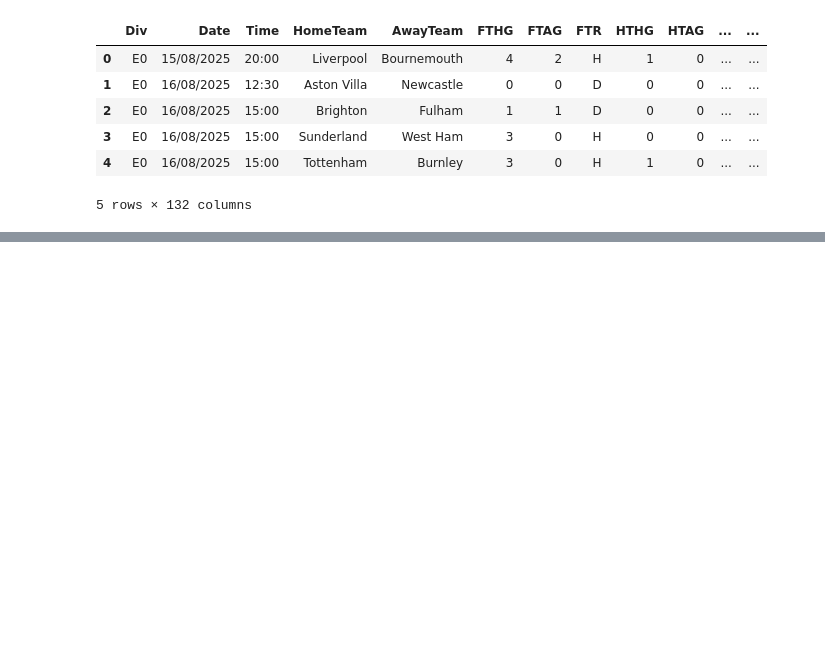
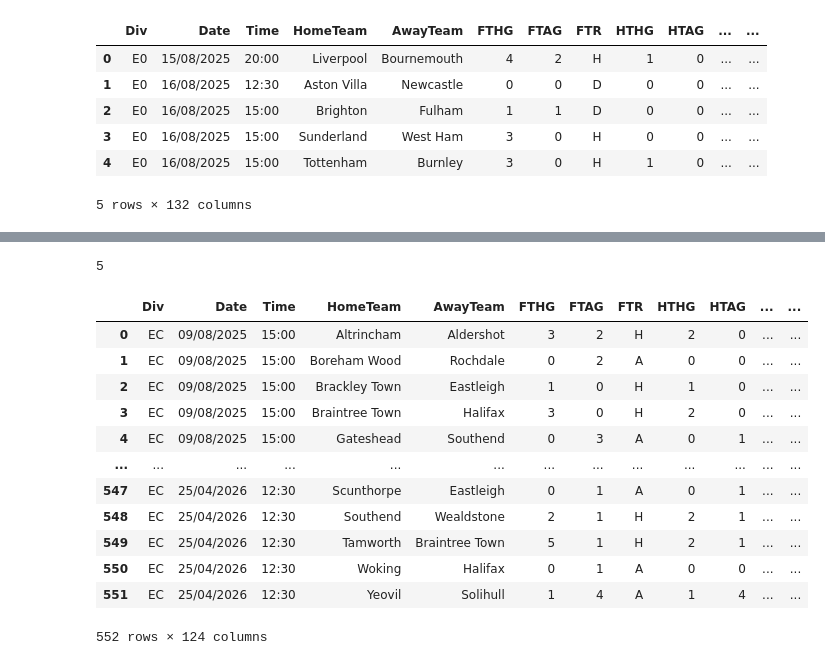
Before and after one commit to Rei-san001/Learning_Data_Science, a Jupyter notebook: Project 1/Web Scraping with Pandas.ipynb, the cells around one changed output, grey strips where cells are left out. Cells and saved outputs as stored; diff of their text form; code cells hidden in the pictures; blank space fills up the shorter version.

```diff
--- a/Project 1/Web Scraping with Pandas.ipynb
+++ b/Project 1/Web Scraping with Pandas.ipynb
@@ -30,0 +52,3 @@ SyntaxError: invalid syntax. Perhaps you forgot a comma? (2396937371.py, line 3)
+# %%
+# create a root variable
+root = "https://football-data.co.uk/mmz4281/"
@@ -30,0 +63,32 @@ SyntaxError: invalid syntax. Perhaps you forgot a comma? (2396937371.py, line 3)
+# %%
+# creating a list of leagus
+leagues = ['E0', 'E1', 'E2', 'E3', 'EC']
+
+frames = [] # create an empty list
+
+
+# looping through leagues, read multiple csv's and append to a list
+for league in leagues:
+    df = pd.read_csv(root + '2526' + '/' + league + '.csv')
+    frames.append(df)   #to store each dataframe in the list
+# %%
+# length of frames list
+len(frames)
+# %% [output]
+5
+# %%
+frames[4]
+# %% [output]
+|  | Div | Date | Time | HomeTeam | AwayTeam | FTHG | FTAG | FTR | HTHG | HTAG | ... | ... |
+| 0 | EC | 09/08/2025 | 15:00 | Altrincham | Aldershot | 3 | 2 | H | 2 | 0 | ... | ... |
+| 1 | EC | 09/08/2025 | 15:00 | Boreham Wood | Rochdale | 0 | 2 | A | 0 | 0 | ... | ... |
+| 2 | EC | 09/08/2025 | 15:00 | Brackley Town | Eastleigh | 1 | 0 | H | 1 | 0 | ... | ... |
+| 3 | EC | 09/08/2025 | 15:00 | Braintree Town | Halifax | 3 | 0 | H | 2 | 0 | ... | ... |
+| 4 | EC | 09/08/2025 | 15:00 | Gateshead | Southend | 0 | 3 | A | 0 | 1 | ... | ... |
+| ... | ... | ... | ... | ... | ... | ... | ... | ... | ... | ... | ... | ... |
+| 547 | EC | 25/04/2026 | 12:30 | Scunthorpe | Eastleigh | 0 | 1 | A | 0 | 1 | ... | ... |
+| 548 | EC | 25/04/2026 | 12:30 | Southend | Wealdstone | 2 | 1 | H | 2 | 1 | ... | ... |
+| 549 | EC | 25/04/2026 | 12:30 | Tamworth | Braintree Town | 5 | 1 | H | 2 | 1 | ... | ... |
+| 550 | EC | 25/04/2026 | 12:30 | Woking | Halifax | 0 | 1 | A | 0 | 0 | ... | ... |
+| 551 | EC | 25/04/2026 | 12:30 | Yeovil | Solihull | 1 | 4 | A | 1 | 4 | ... | ... |
+552 rows × 124 columns
```
Also changed, not shown: parts of 7 cells of this notebook.
